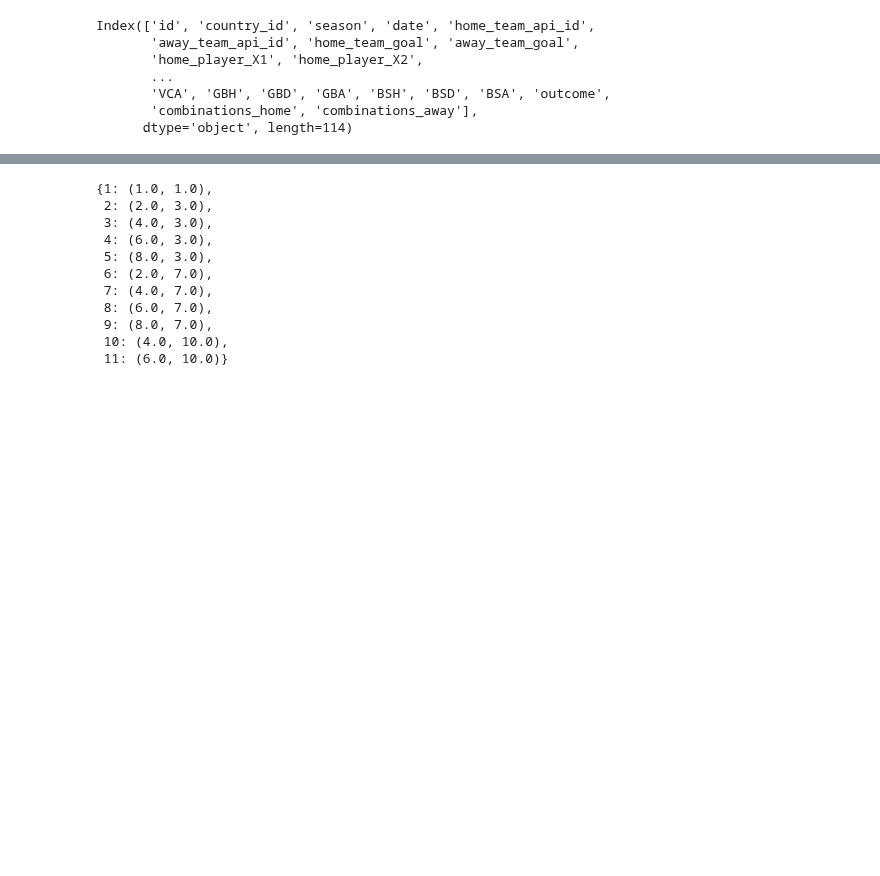
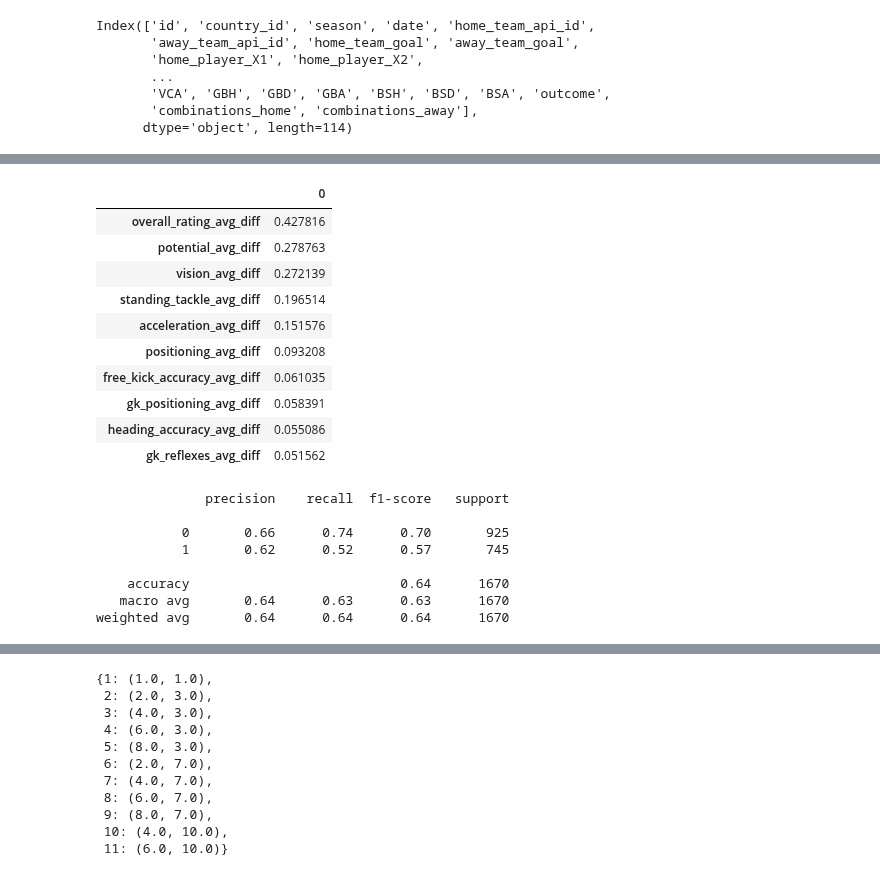
Before and after one commit to gediminas-skvarnavicius/football-db-analysis, a Jupyter notebook: analysis.ipynb, the cells around one changed output, grey strips where cells are left out. Drawn from its saved outputs; the diff is of its cells as text; code cells hidden in the pictures; blank space fills up the shorter version.

Commit message:
player attribute fitting initiated

```diff
--- a/analysis.ipynb
+++ b/analysis.ipynb
@@ -1043,0 +1048,40 @@ match_win_df['match_players'][25978].home_players['players'][0].attributes
+# %%
+match_win_players = pd.DataFrame.from_dict(player_att_dict, orient="index").join(
+    match_win_df["home_team_win"]
+)
+
+# Dropping rows with missing values
+match_win_players.dropna(inplace=True)
+
+# In some cases missing attributes were returned as empty dictionaries, dropping these rows
+match_win_players=match_win_players[
+    match_win_players.apply(
+        lambda x: False if dict in [type(i) for i in x.values] else True, axis=1
+    )
+]
+# %%
+home_win_target = match_win_players["home_team_win"]
+home_win_player_features = match_win_players.drop(columns="home_team_win")
+
+# Splitting the data into training and test sets
+X_train, X_test, y_train, y_test = train_test_split(
+    home_win_player_features, home_win_target, test_size=0.33, random_state=1
+)
+
+# Scaling the data
+player_feat_scaler = StandardScaler()
+X_train = player_feat_scaler.fit_transform(X_train)
+X_test = player_feat_scaler.fit_transform(X_test)
+
+# Create and fit the logistic regression model
+logit_model = sm.Logit(y_train, sm.add_constant(X_train))
+result = logit_model.fit_regularized(method='l1',alpha=0.01,trim_mode='size')
+
+# Print the summary of the model
+print(result.summary())
+
+# Predict using the trained model
+predictions = result.predict(sm.add_constant(X_test))
+
+# Print the predicted probabilities
+print(classification_report(y_test, predictions.round()))
@@ -1043,0 +1108,25 @@ match_win_df['match_players'][25978].home_players['players'][0].attributes
+# %%
+params=result.params[1:].to_frame()
+params.index=home_win_player_features.columns
+display(params.sort_values(0,ascending=False).head(10))
+print(classification_report(y_test, predictions.round()))
+# %% [output]
+|  | 0 |
+| overall_rating_avg_diff | 0.427816 |
+| potential_avg_diff | 0.278763 |
+| vision_avg_diff | 0.272139 |
+| standing_tackle_avg_diff | 0.196514 |
+| acceleration_avg_diff | 0.151576 |
+| positioning_avg_diff | 0.093208 |
+| free_kick_accuracy_avg_diff | 0.061035 |
+| gk_positioning_avg_diff | 0.058391 |
+| heading_accuracy_avg_diff | 0.055086 |
+| gk_reflexes_avg_diff | 0.051562 |
+              precision    recall  f1-score   support
+
+           0       0.66      0.74      0.70       925
+           1       0.62      0.52      0.57       745
+
+    accuracy                           0.64      1670
+   macro avg       0.64      0.63      0.63      1670
+weighted avg       0.64      0.64      0.64      1670
```
Also changed, not shown: parts of 19 cells of this notebook, 1 other file.
